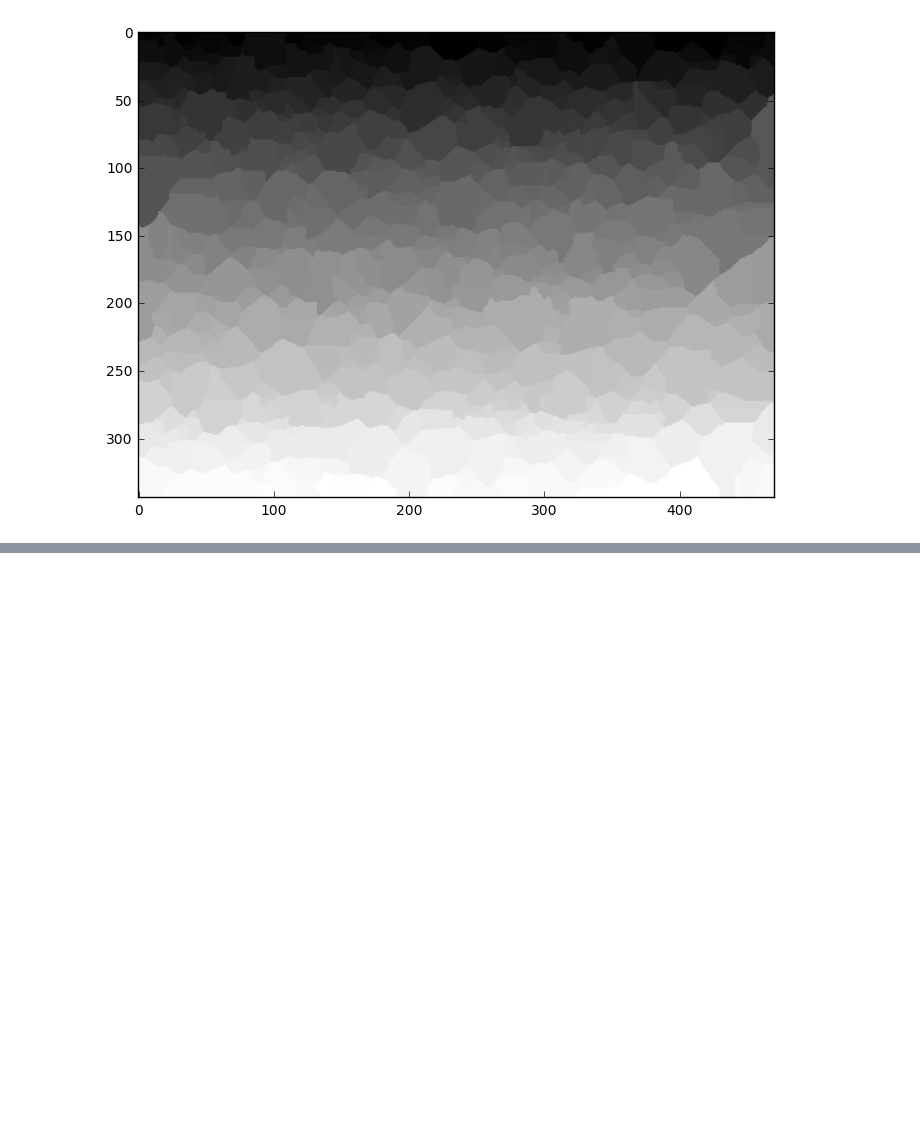
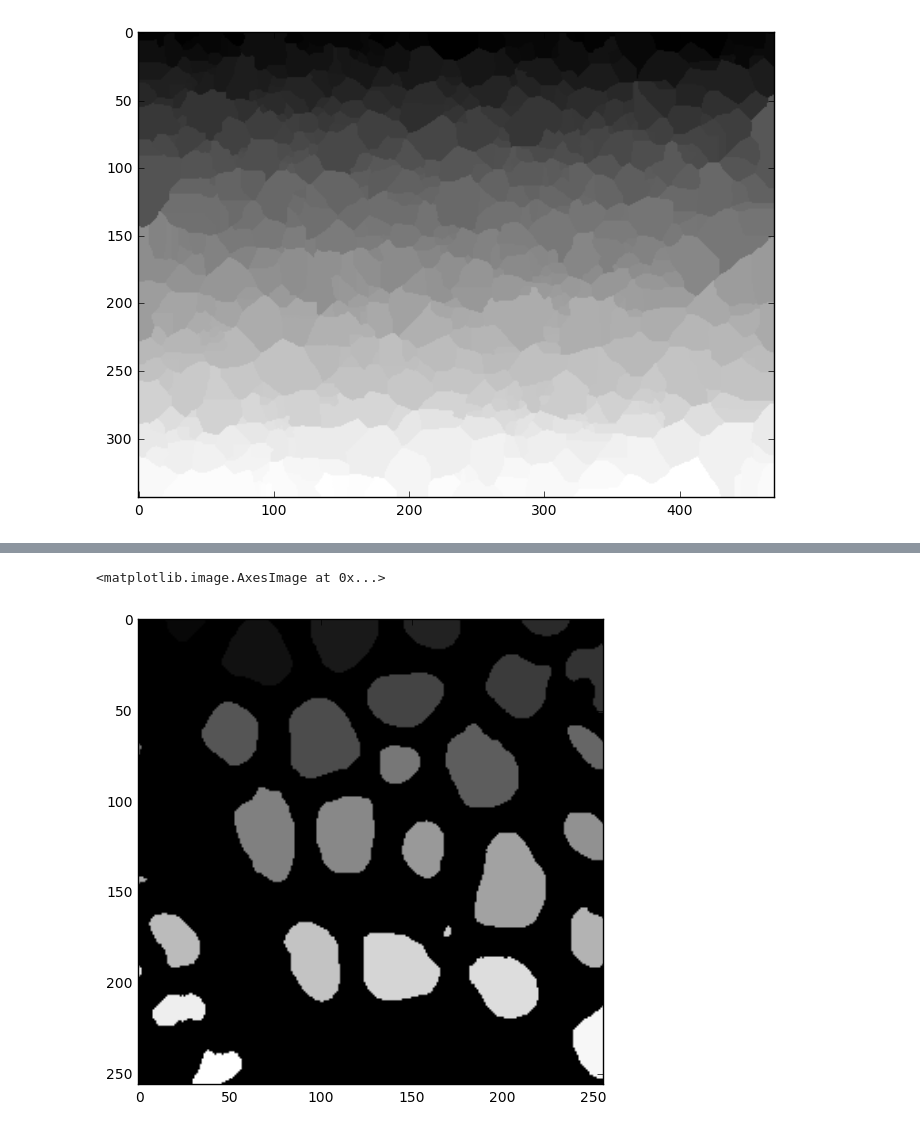
Before and after one commit to axondeepseg/axondeepseg, a Jupyter notebook: notebooks/in_progress/ADS_metrics_extraction.ipynb, the cells around one changed output, grey strips where cells are left out. Cells and saved outputs as stored; diff of their text form; code cells hidden in the pictures; blank space fills up the shorter version.

```diff
--- a/notebooks/in_progress/ADS_post_proc.ipynb
+++ b/notebooks/in_progress/ADS_metrics_extraction.ipynb
@@ -192,0 +203,11 @@ plt.imshow(labels, cmap='gray')
+# %%
+from skimage.measure import label
+
+axon_mask_labelled = label(axon_mask, neighbors=8)
+aaa = regionprops(axon_mask_labelled)
+
+plt.figure(figsize=(10,6))
+plt.imshow(axon_mask_labelled, cmap='gray')
+# %% [output]
+<matplotlib.image.AxesImage at 0x...>
+[figure, added]
```
Also changed, not shown: parts of 9 cells of this notebook.
